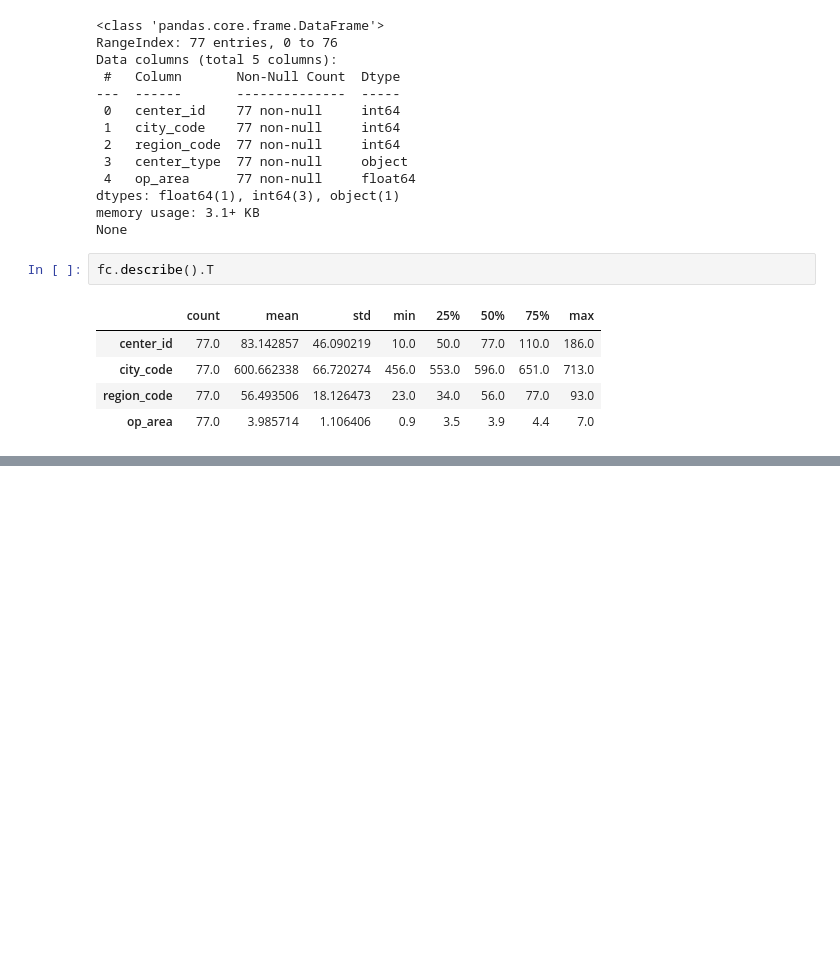
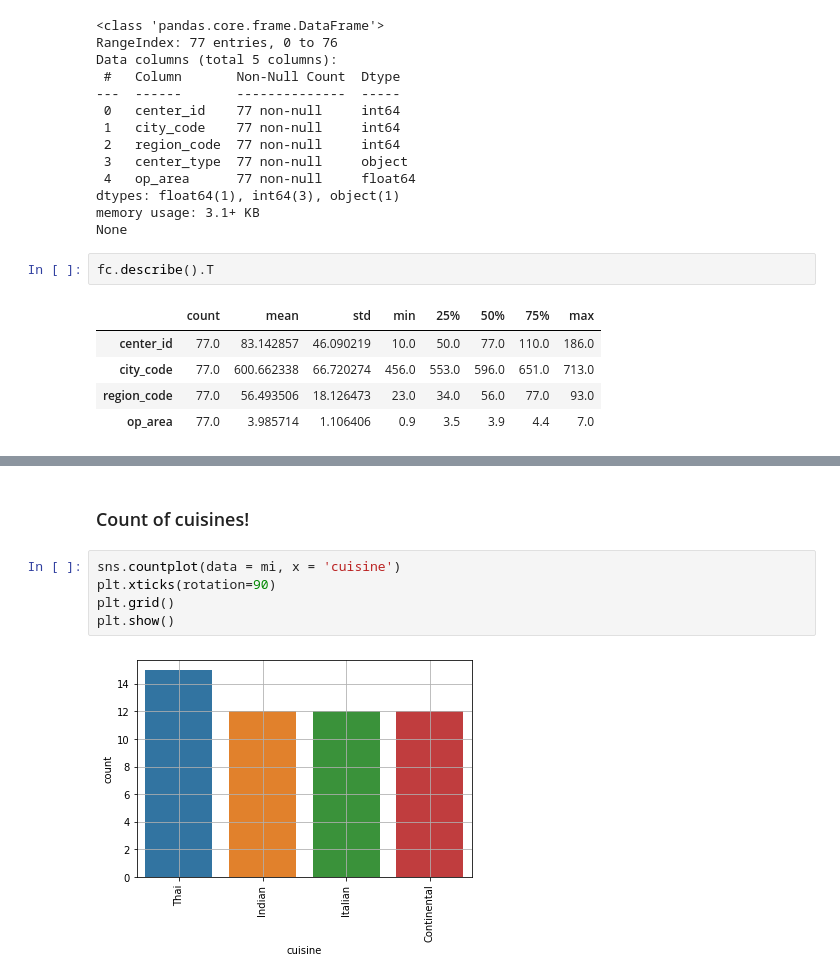
Before and after one commit to SharanKalyan/Food-Demand-Forecasting-AnalyticsVidhya, a Jupyter notebook: Analysis.ipynb, the cells around one changed output, grey strips where cells are left out. Saved outputs shown, nothing was run; the diff lists cells and outputs as text; blank space fills up the shorter version.

```diff
--- a/Analysis.ipynb
+++ b/Analysis.ipynb
@@ -66,0 +148,9 @@ sns.fc.op_area
+# %% [markdown]
+### Count of cuisines!
+# %%
+sns.countplot(data = mi, x = 'cuisine')
+plt.xticks(rotation=90)
+plt.grid()
+plt.show()
+# %% [output]
+[figure, added]
```
Also changed, not shown: parts of 61 cells of this notebook.
